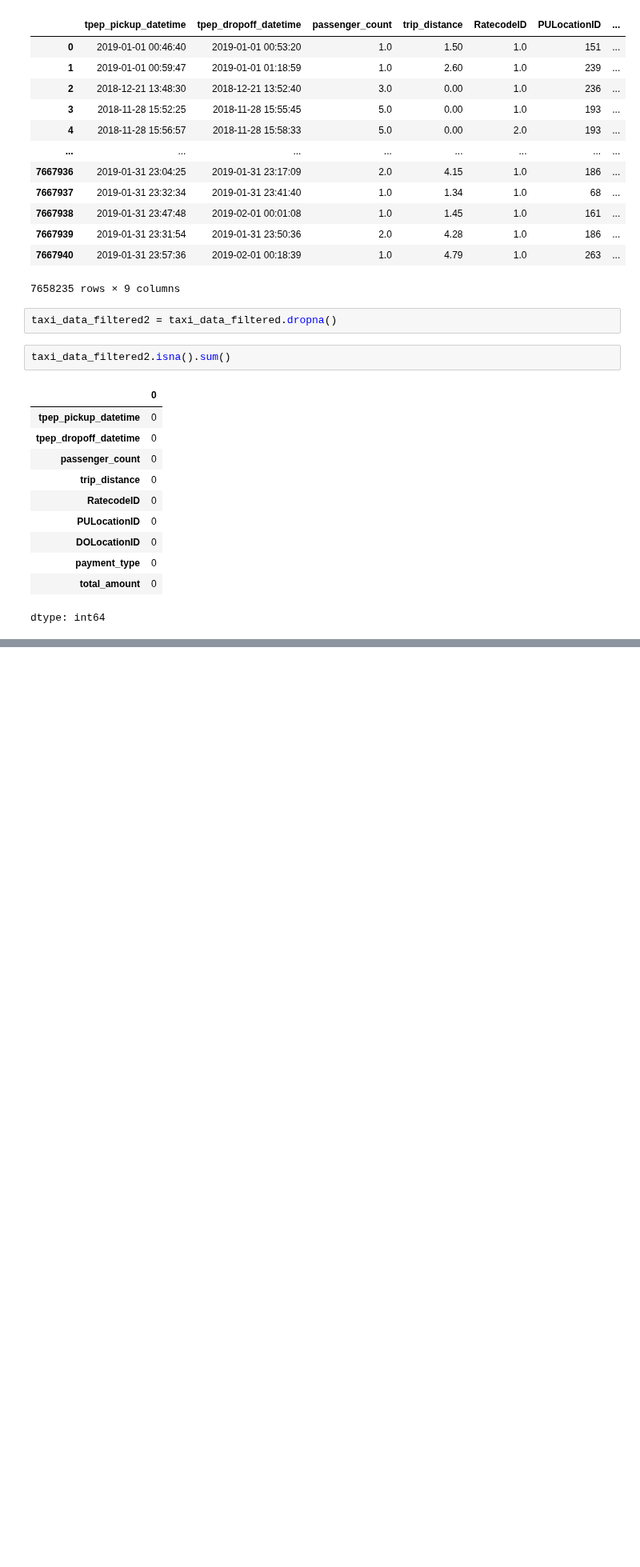
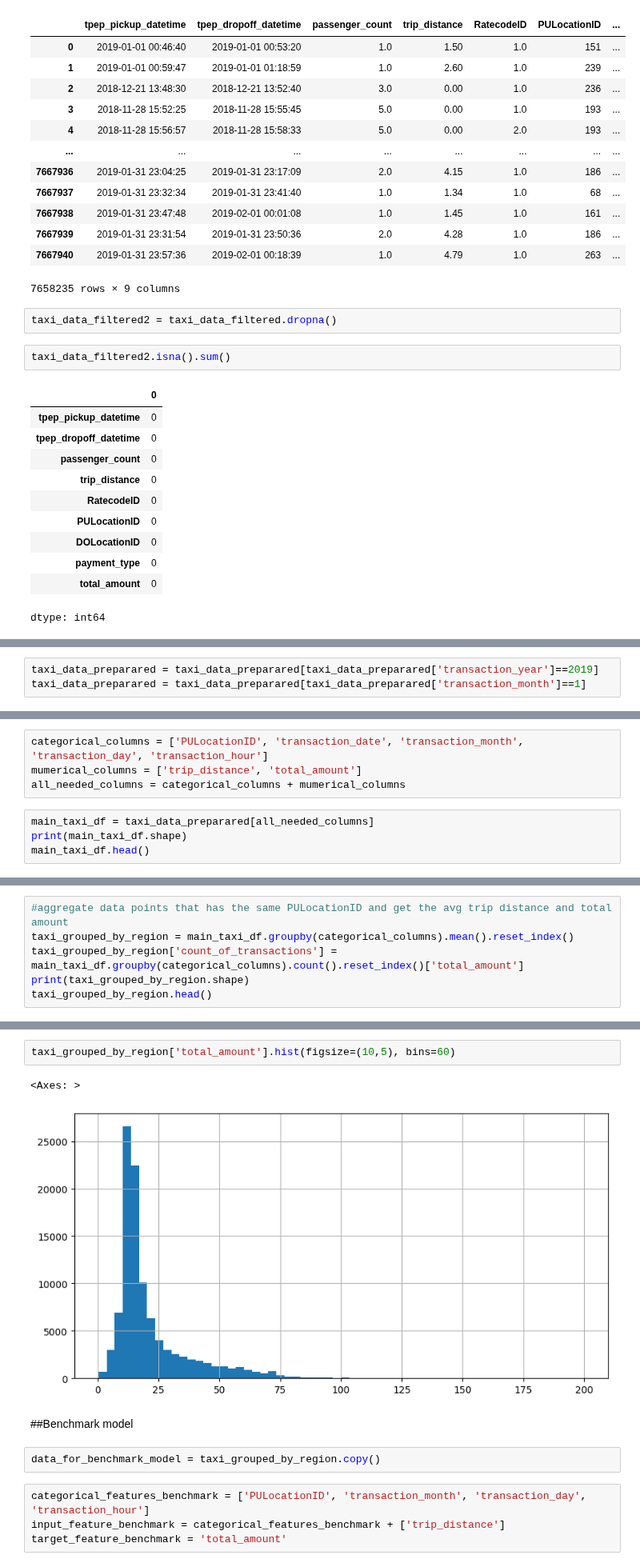
Before and after one commit to AngelicaBerdini/New-York-Taxi-Analysis, a Jupyter notebook: New_York_Taxi_Analysis.ipynb, the cells around one changed output, grey strips where cells are left out. Shown at 80% size. Saved outputs shown, nothing was run; the diff lists cells and outputs as text; blank space fills up the shorter version.

Commit message:
Benchmark model created and tried out some evaluation metrics

```diff
--- a/New_York_Taxi_Analysis.ipynb
+++ b/New_York_Taxi_Analysis.ipynb
@@ -251,0 +329,3 @@ dtype: int64
+# %%
+taxi_data_preparared = taxi_data_preparared[taxi_data_preparared['transaction_year']==2019]
+taxi_data_preparared = taxi_data_preparared[taxi_data_preparared['transaction_month']==1]
@@ -251,0 +335,8 @@ dtype: int64
+# %%
+categorical_columns = ['PULocationID', 'transaction_date', 'transaction_month', 'transaction_day', 'transaction_hour']
+mumerical_columns = ['trip_distance', 'total_amount']
+all_needed_columns = categorical_columns + mumerical_columns
+# %%
+main_taxi_df = taxi_data_preparared[all_needed_columns]
+print(main_taxi_df.shape)
+main_taxi_df.head()
@@ -251,0 +351,6 @@ dtype: int64
+# %%
+#aggregate data points that has the same PULocationID and get the avg trip distance and total amount
+taxi_grouped_by_region = main_taxi_df.groupby(categorical_columns).mean().reset_index()
+taxi_grouped_by_region['count_of_transactions'] = main_taxi_df.groupby(categorical_columns).count().reset_index()['total_amount']
+print(taxi_grouped_by_region.shape)
+taxi_grouped_by_region.head()
@@ -251,0 +370,13 @@ dtype: int64
+# %%
+taxi_grouped_by_region['total_amount'].hist(figsize=(10,5), bins=60)
+# %% [output]
+<Axes: >
+[figure, added]
+# %% [markdown]
+##Benchmark model
+# %%
+data_for_benchmark_model = taxi_grouped_by_region.copy()
+# %%
+categorical_features_benchmark = ['PULocationID', 'transaction_month', 'transaction_day', 'transaction_hour']
+input_feature_benchmark = categorical_features_benchmark + ['trip_distance']
+target_feature_benchmark = 'total_amount'
```
Also changed, not shown: parts of 21 cells of this notebook.
